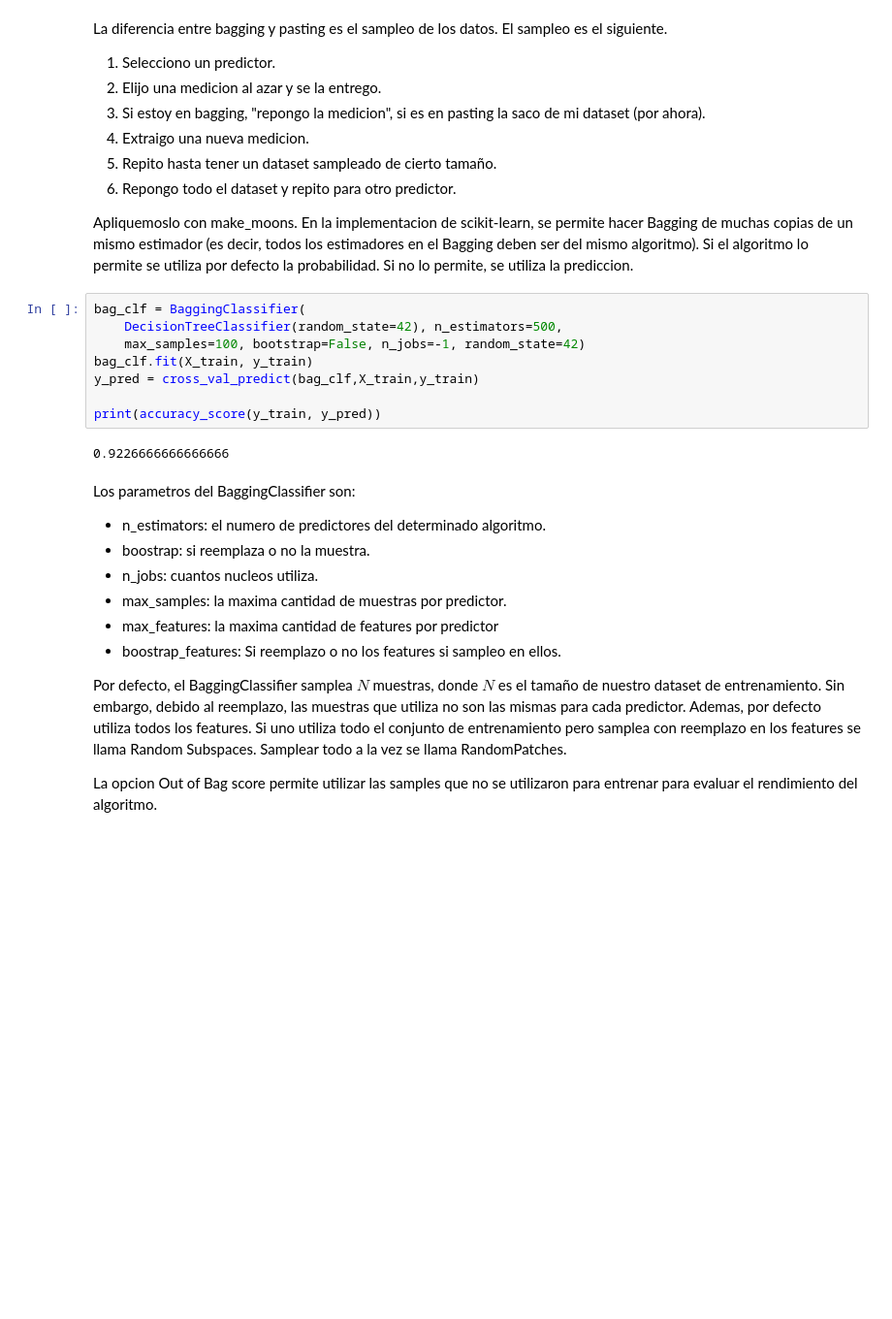
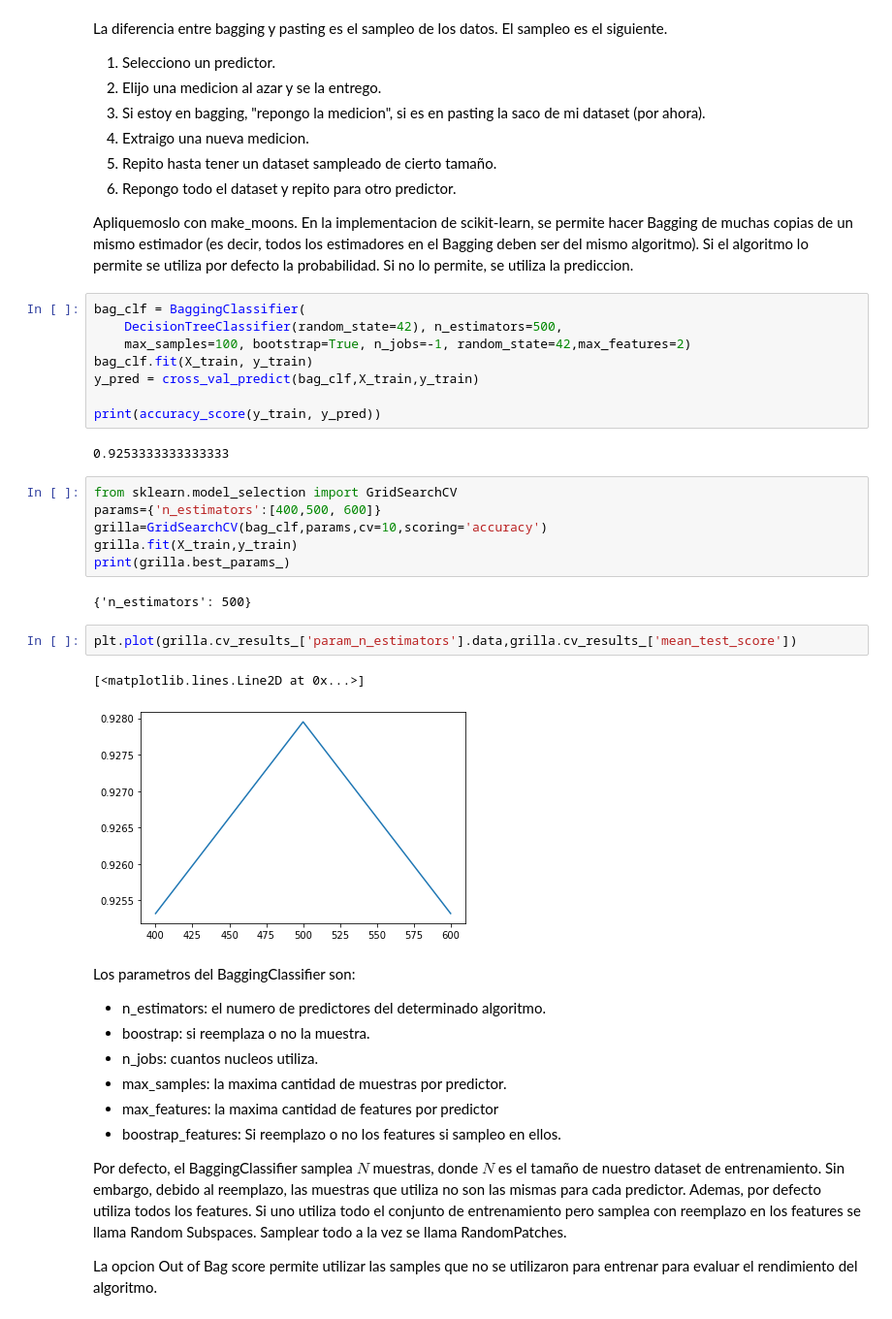
Before and after one commit to naikymen/ML_UNSAM, a Jupyter notebook: 12_Ensembles.ipynb, the cells around one changed output. Shown at 97% size. Saved outputs shown, nothing was run; the diff lists cells and outputs as text; blank space fills up the shorter version.

```diff
--- a/12_Ensembles.ipynb
+++ b/12_Ensembles.ipynb
@@ -206,13 +238,26 @@ Apliquemoslo con make_moons. En la implementacion de scikit-learn, se permite ha
 # %%
 bag_clf = BaggingClassifier(
     DecisionTreeClassifier(random_state=42), n_estimators=500,
-    max_samples=100, bootstrap=False, n_jobs=-1, random_state=42)
+    max_samples=100, bootstrap=True, n_jobs=-1, random_state=42,max_features=2)
 bag_clf.fit(X_train, y_train)
 y_pred = cross_val_predict(bag_clf,X_train,y_train)
 
 print(accuracy_score(y_train, y_pred))
 # %% [output]
-0.9226666666666666
+0.9253333333333333
+# %%
+from sklearn.model_selection import GridSearchCV
+params={'n_estimators':[400,500, 600]}
+grilla=GridSearchCV(bag_clf,params,cv=10,scoring='accuracy')
+grilla.fit(X_train,y_train)
+print(grilla.best_params_)
+# %% [output]
+{'n_estimators': 500}
+# %%
+plt.plot(grilla.cv_results_['param_n_estimators'].data,grilla.cv_results_['mean_test_score'])
+# %% [output]
+[<matplotlib.lines.Line2D at 0x...>]
+[figure, added]
 # %% [markdown]
 Los parametros del BaggingClassifier son:
 
```
Also changed, not shown: parts of 13 cells of this notebook.
